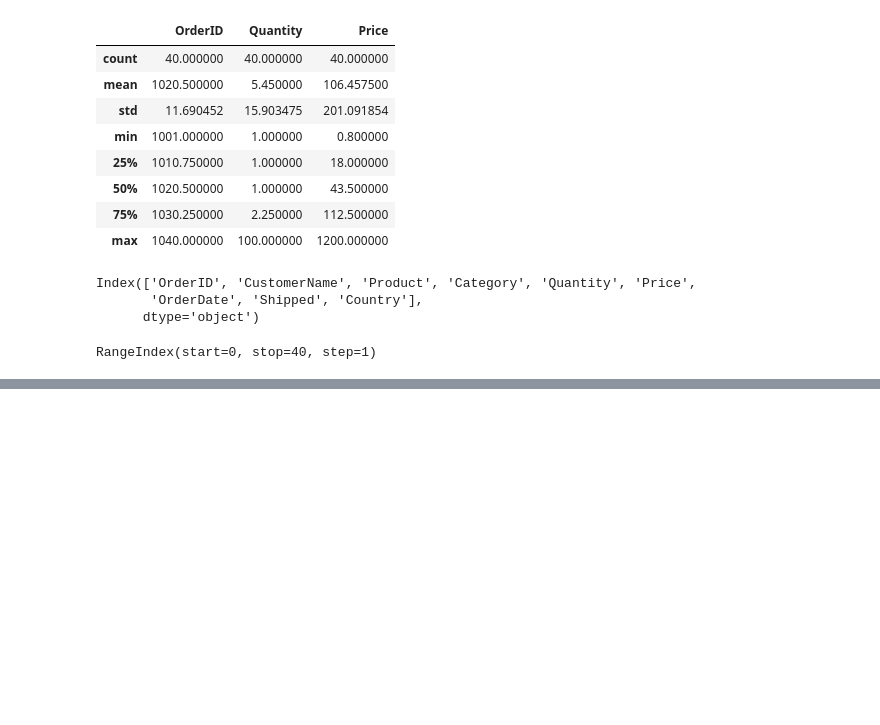
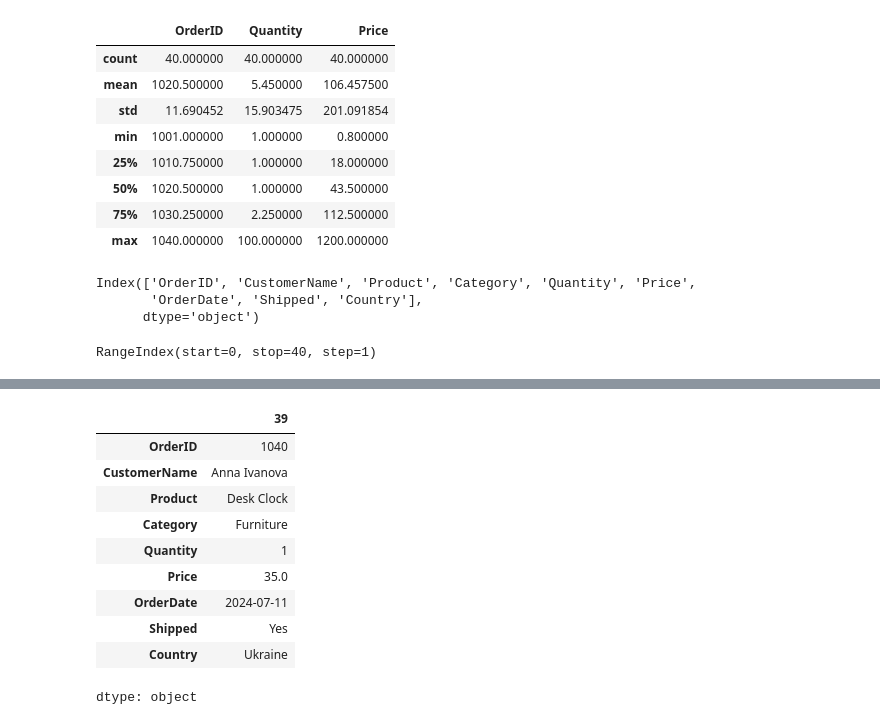
Before and after one commit to ravikeerthi7606/Pandas, a Jupyter notebook: Pandas.ipynb, the cells around one changed output, grey strips where cells are left out. Drawn from its saved outputs; the diff is of its cells as text; code cells hidden in the pictures; blank space fills up the shorter version.

```diff
--- a/Pandas.ipynb
+++ b/Pandas.ipynb
@@ -85,0 +106,14 @@ RangeIndex(start=0, stop=40, step=1)
+# %%
+df.iloc[39]
+# %% [output]
+|  | 39 |
+| OrderID | 1040 |
+| CustomerName | Anna Ivanova |
+| Product | Desk Clock |
+| Category | Furniture |
+| Quantity | 1 |
+| Price | 35.0 |
+| OrderDate | 2024-07-11 |
+| Shipped | Yes |
+| Country | Ukraine |
+dtype: object
```
Also changed, not shown: parts of 1 cell of this notebook.
